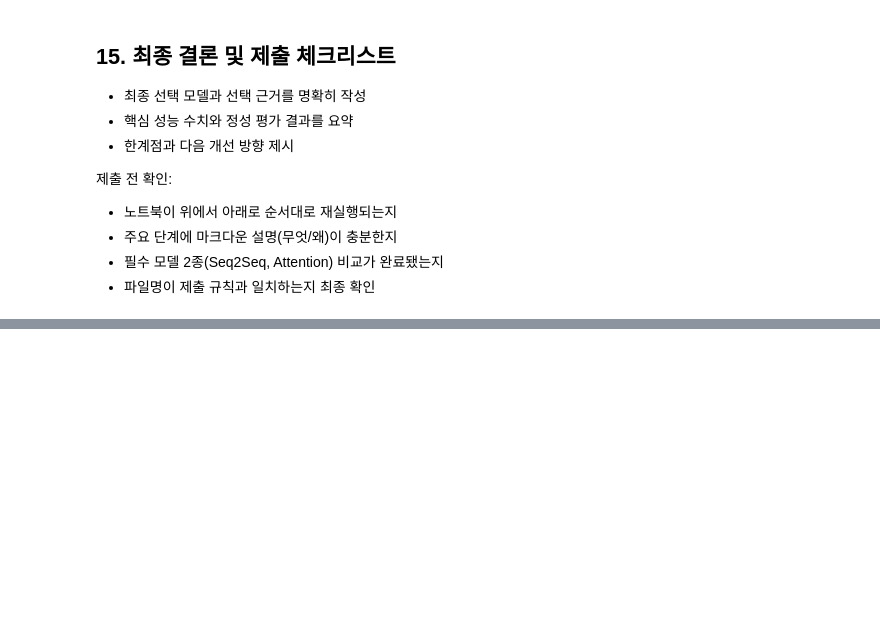
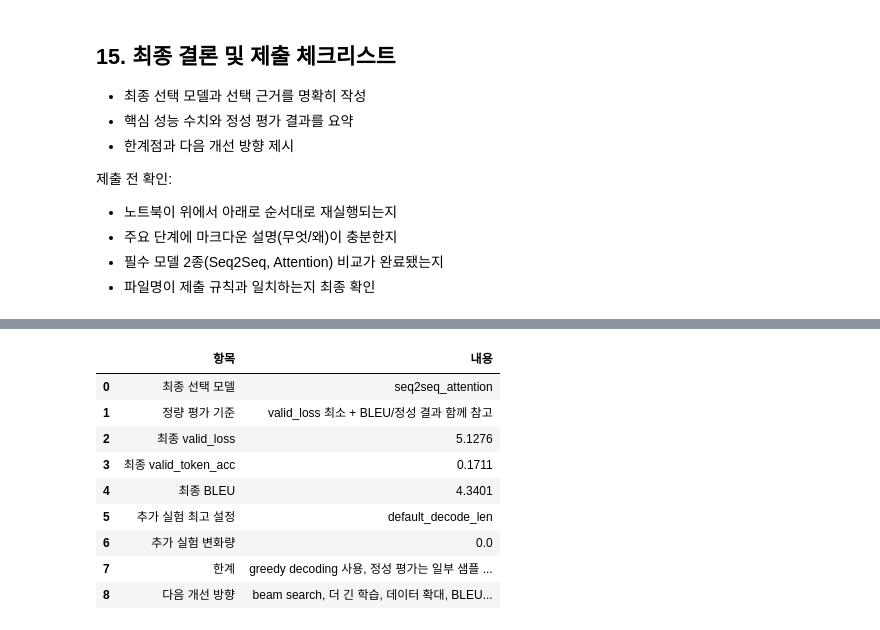
Before and after one commit to ming2tofu33/sprint_ai07, a Jupyter notebook: 미션/미션11_3팀_김도민.ipynb, the cells around one changed output, grey strips where cells are left out. Drawn from its saved outputs; the diff is of its cells as text; code cells hidden in the pictures; blank space fills up the shorter version.

```diff
--- a/미션/미션11_3팀_김도민.ipynb
+++ b/미션/미션11_3팀_김도민.ipynb
@@ -1647,3 +2614,70 @@ print("- 저장 변수: TRAINING_LOGS, BEST_MODEL_STATES, TRAINING_SUMMARY, ALL_
 - 주요 단계에 마크다운 설명(무엇/왜)이 충분한지
 - 필수 모델 2종(Seq2Seq, Attention) 비교가 완료됐는지
 - 파일명이 제출 규칙과 일치하는지 최종 확인
+# %%
+# STEP15_FINAL_CONCLUSION_AND_CHECKLIST
+import pandas as pd
+from IPython.display import display
+
+# 1) 1~14번 셀에서 만든 필수 변수들이 존재하는지 확인
+required_vars = [
+    "QUANT_EVAL_RESULTS", "COMPARE_SUMMARY", "ERROR_ANALYSIS_SUMMARY", "QUAL_EVAL_SHOWCASE"
+]
+missing = [v for v in required_vars if v not in globals()]
+if missing:
+    raise RuntimeError(f"1~14번 셀을 먼저 실행하세요. 누락 변수: {missing}")
+
+
+# 2) 정량 평가 결과에서 최종 선택 모델의 핵심 지표 추출
+best_row = QUANT_EVAL_RESULTS.iloc[0]
+final_model = best_row["model"]
+final_valid_loss = float(best_row["valid_loss"])
+final_valid_token_acc = float(best_row["valid_token_acc"])
+final_bleu = float(best_row["bleu"])
+
+
+# 3) 추가 개선 실험 결과가 있으면 성능 변화량과 최고 설정 추출
+extra_delta = None
+best_extra_setting = None
+if "EXTRA_EXPERIMENT_RESULTS" in globals() and len(EXTRA_EXPERIMENT_RESULTS) >= 2:
+    extra_delta = float(
+        EXTRA_EXPERIMENT_RESULTS.iloc[1]["avg_unigram_f1"]
+        - EXTRA_EXPERIMENT_RESULTS.iloc[0]["avg_unigram_f1"]
+    )
+    best_extra_setting = EXTRA_EXPERIMENT_RESULTS.sort_values(
+        "avg_unigram_f1", ascending=False
+    ).iloc[0]["setting"]
+
+
+# 4) 최종 제출용 요약 표 생성
+#    - 최종 모델
+#    - 정량 평가 기준
+#    - 핵심 성능 지표
+#    - 추가 실험 결과
+#    - 한계와 개선 방향
+FINAL_SUMMARY_TABLE = pd.DataFrame([
+    {"항목": "최종 선택 모델", "내용": final_model},
+    {"항목": "정량 평가 기준", "내용": "valid_loss 최소 + BLEU/정성 결과 함께 참고"},
+    {"항목": "최종 valid_loss", "내용": round(final_valid_loss, 4)},
+    {"항목": "최종 valid_token_acc", "내용": round(final_valid_token_acc, 4)},
+    {"항목": "최종 BLEU", "내용": round(final_bleu, 4)},
+    {"항목": "추가 실험 최고 설정", "내용": best_extra_setting if best_extra_setting is not None else "미수행"},
+    {"항목": "추가 실험 변화량", "내용": round(extra_delta, 4) if extra_delta is not None else "미수행"},
+    {"항목": "한계", "내용": "greedy decoding 사용, 정성 평가는 일부 샘플 기준, 오류 유형은 heuristic 기반"},
+    {"항목": "다음 개선 방향", "내용": "beam search, 더 긴 학습, 데이터 확대, BLEU 외 지표 추가"},
+])
+
+
+# 5) 최종 결론 요약 출력
+print("[15단계] 최종 결론 및 제출 체크리스트 정리 완료")
+print(f"- 최종 제출 추천 모델: {final_model}")
+print(f"- valid_loss: {final_valid_loss:.4f}, valid_token_acc: {final_valid_token_acc:.4f}, BLEU: {final_bleu:.4f}")
+
+# 6) 추가 실험 결과가 있으면 변화량도 함께 출력
+if extra_delta is not None:
+    print(f"- 추가 실험 평균 unigram F1 변화량: {extra_delta:+.4f}")
+
+# 7) 최종 요약 표 출력
+print("\n[최종 요약]")
+display(FINAL_SUMMARY_TABLE)
+# %% [output]
@@ -1649,0 +2690,10 @@ print("- 저장 변수: TRAINING_LOGS, BEST_MODEL_STATES, TRAINING_SUMMARY, ALL_
+|  | 항목 | 내용 |
+| 0 | 최종 선택 모델 | seq2seq_attention |
+| 1 | 정량 평가 기준 | valid_loss 최소 + BLEU/정성 결과 함께 참고 |
+| 2 | 최종 valid_loss | 5.1276 |
+| 3 | 최종 valid_token_acc | 0.1711 |
+| 4 | 최종 BLEU | 4.3401 |
+| 5 | 추가 실험 최고 설정 | default_decode_len |
+| 6 | 추가 실험 변화량 | 0.0 |
+| 7 | 한계 | greedy decoding 사용, 정성 평가는 일부 샘플 ... |
+| 8 | 다음 개선 방향 | beam search, 더 긴 학습, 데이터 확대, BLEU... |
```
Also changed, not shown: parts of 16 cells of this notebook.
